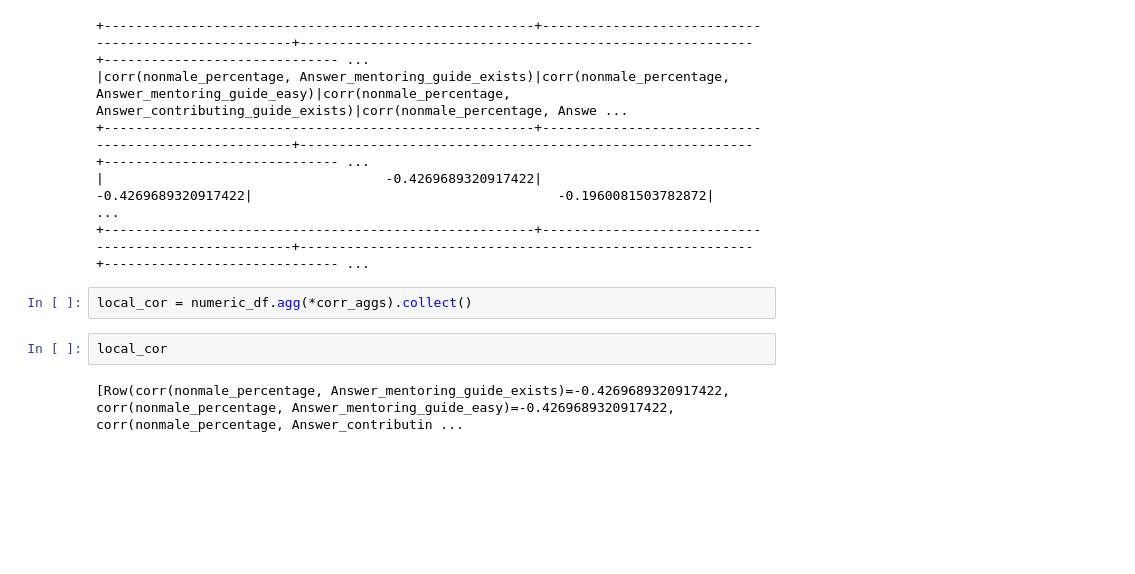
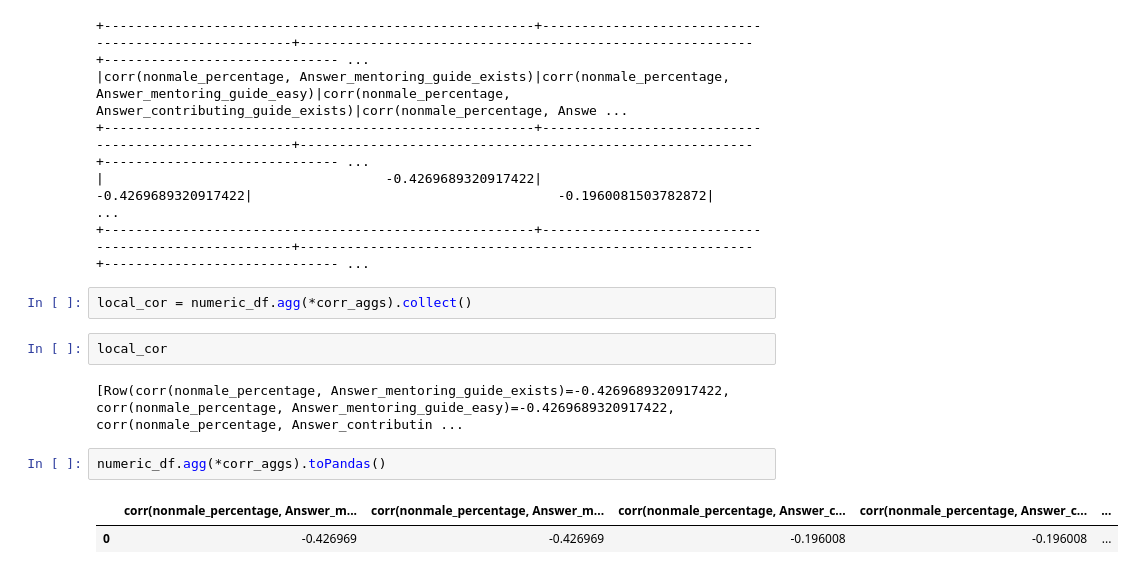
Before and after one commit to holdenk/diversity-analytics, a Jupyter notebook: Apache Process Gender Diversity Analysis.ipynb, the cells around one changed output. Saved outputs shown, nothing was run; the diff lists cells and outputs as text; blank space fills up the shorter version.

Commit message:
toPandas

```diff
--- a/Apache Process Gender Diversity Analysis.ipynb
+++ b/Apache Process Gender Diversity Analysis.ipynb
@@ -1998,3 +1998,8 @@ local_cor = numeric_df.agg(*corr_aggs).collect()
 local_cor
 # %% [output]
 [Row(corr(nonmale_percentage, Answer_mentoring_guide_exists)=-0.4269689320917422, corr(nonmale_percentage, Answer_mentoring_guide_easy)=-0.4269689320917422, corr(nonmale_percentage, Answer_contributin ...
+# %%
+numeric_df.agg(*corr_aggs).toPandas()
+# %% [output]
+|  | corr(nonmale_percentage, Answer_m... | corr(nonmale_percentage, Answer_m... | corr(nonmale_percentage, Answer_c... | corr(nonmale_percentage, Answer_c... | ... |
+| 0 | -0.426969 | -0.426969 | -0.196008 | -0.196008 | ... |
```
